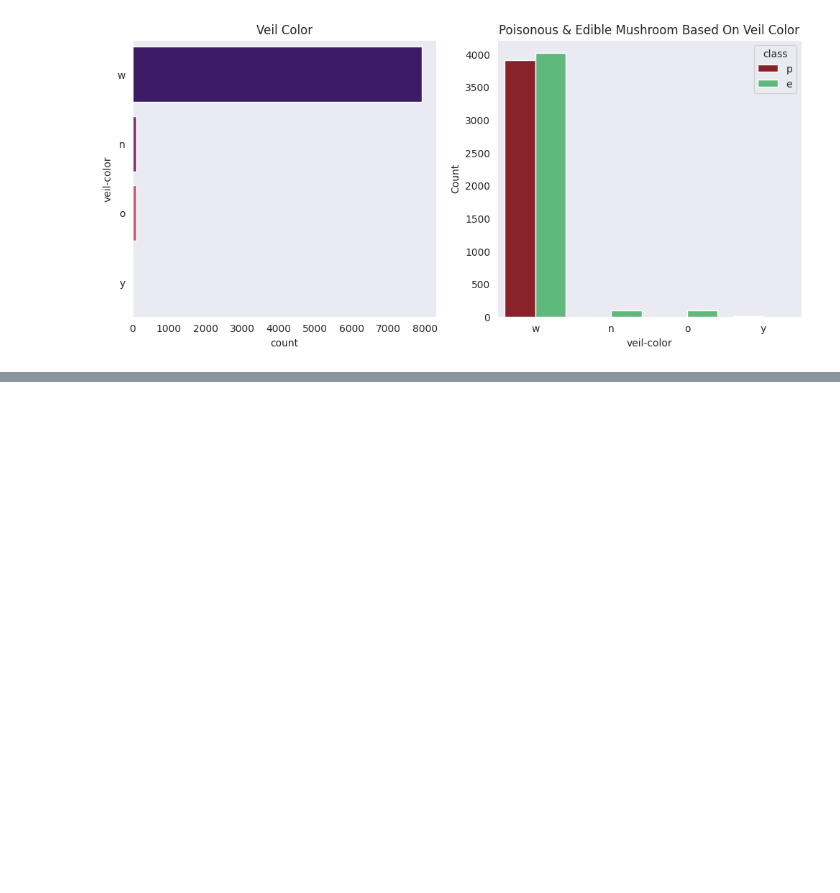
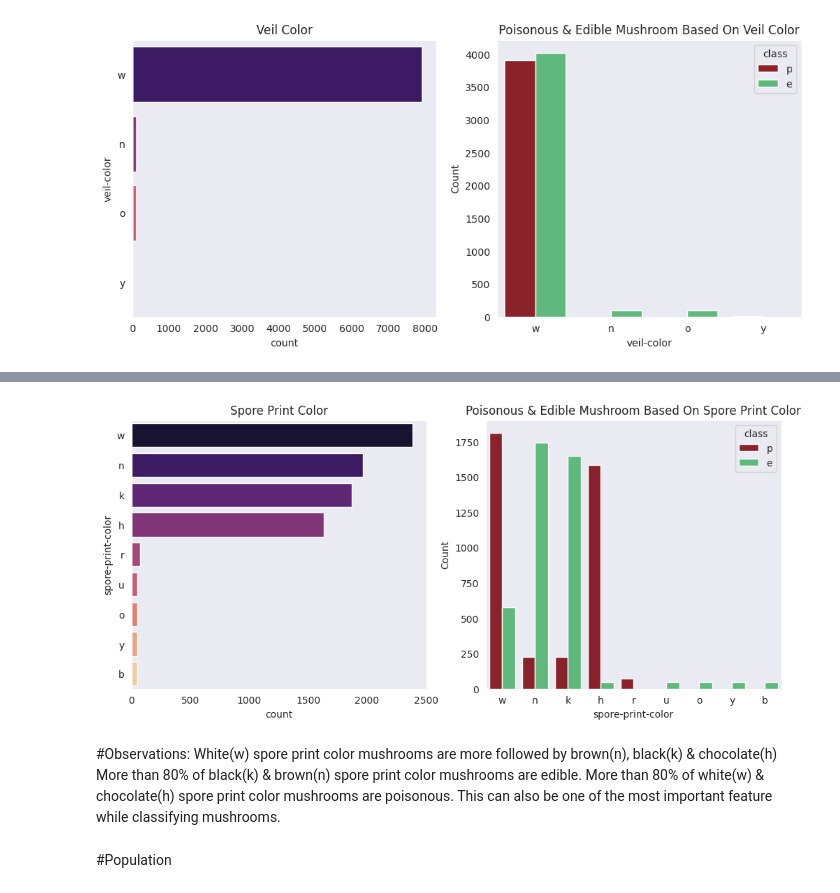
Before and after one commit to MDAnsaar25/Mushroom-Classification-and-Analysis, a Jupyter notebook: Mushroom_Classification.ipynb, the cells around one changed output, grey strips where cells are left out. Drawn from its saved outputs; the diff is of its cells as text; code cells hidden in the pictures; blank space fills up the shorter version.

```diff
--- a/Mushroom_Classification.ipynb
+++ b/Mushroom_Classification.ipynb
@@ -470,0 +540,15 @@ b = sns.countplot(x="veil-color", data=mushroom, hue="class", order=mushroom['ve
+# %%
+fig, axarr = plt.subplots(1, 2, figsize=(12,5))
+a = sns.countplot(mushroom['spore-print-color'], order=mushroom['spore-print-color'].value_counts().index, ax=axarr[0], palette="magma").set_title('Spore Print Color')
+axarr[1].set_title('Poisonous & Edible Mushroom Based On Spore Print Color')
+b = sns.countplot(x="spore-print-color", data=mushroom, hue="class", order=mushroom['spore-print-color'].value_counts().index, palette=('#9b111e','#50c878'), ax=axarr[1]).set_ylabel('Count')
+# %% [output]
+[figure, added]
+# %% [markdown]
+#Observations:
+White(w) spore print color mushrooms are more followed by brown(n), black(k) & chocolate(h)
+More than 80% of black(k) & brown(n) spore print color mushrooms are edible.
+More than 80% of white(w) & chocolate(h) spore print color mushrooms are poisonous.
+This can also be one of the most important feature while classifying mushrooms.
+# %% [markdown]
+#Population
```
Also changed, not shown: parts of 44 cells of this notebook.
